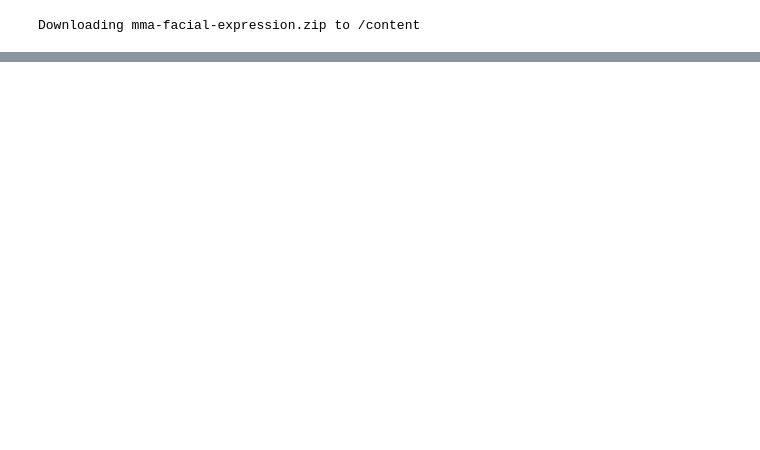
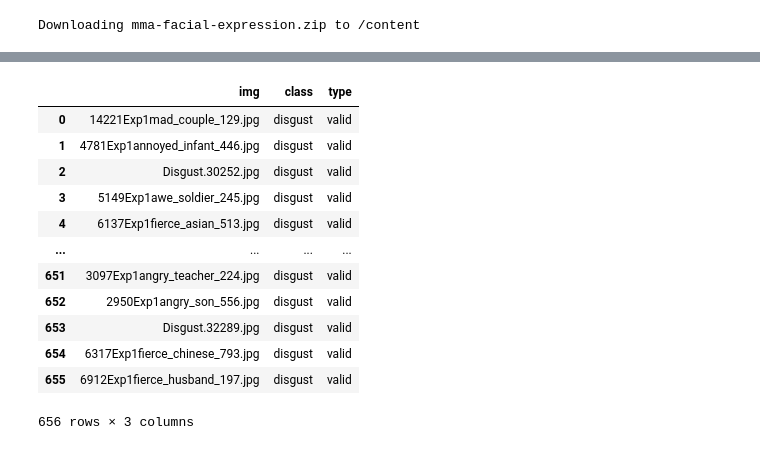
Before and after one commit to imnawar/EmotionRecognition, a Jupyter notebook: Download_dataset.ipynb, the cells around one changed output, grey strips where cells are left out. Saved outputs shown, nothing was run; the diff lists cells and outputs as text; code cells hidden in the pictures; blank space fills up the shorter version.

```diff
--- a/Download_dataset.ipynb
+++ b/Download_dataset.ipynb
@@ -53,0 +170,6 @@ Downloading mma-facial-expression.zip to /content
+# %%
+disgust_images_valid = os.listdir('/content/emotions_dataset/MMAFEDB/valid/disgust')
+# %%
+#create new df
+disgust_images_valid_df = pd.DataFrame({'img':disgust_images_valid})
+print(disgust_images_valid_df)
@@ -53,0 +191,20 @@ Downloading mma-facial-expression.zip to /content
+# %%
+disgust_images_valid_df['class'] = 'disgust'
+# %%
+disgust_images_valid_df['type'] = 'valid'
+# %%
+disgust_images_valid_df
+# %% [output]
+|  | img | class | type |
+| 0 | 14221Exp1mad_couple_129.jpg | disgust | valid |
+| 1 | 4781Exp1annoyed_infant_446.jpg | disgust | valid |
+| 2 | Disgust.30252.jpg | disgust | valid |
+| 3 | 5149Exp1awe_soldier_245.jpg | disgust | valid |
+| 4 | 6137Exp1fierce_asian_513.jpg | disgust | valid |
+| ... | ... | ... | ... |
+| 651 | 3097Exp1angry_teacher_224.jpg | disgust | valid |
+| 652 | 2950Exp1angry_son_556.jpg | disgust | valid |
+| 653 | Disgust.32289.jpg | disgust | valid |
+| 654 | 6317Exp1fierce_chinese_793.jpg | disgust | valid |
+| 655 | 6912Exp1fierce_husband_197.jpg | disgust | valid |
+656 rows × 3 columns
```
Also changed, not shown: parts of 38 cells of this notebook.
